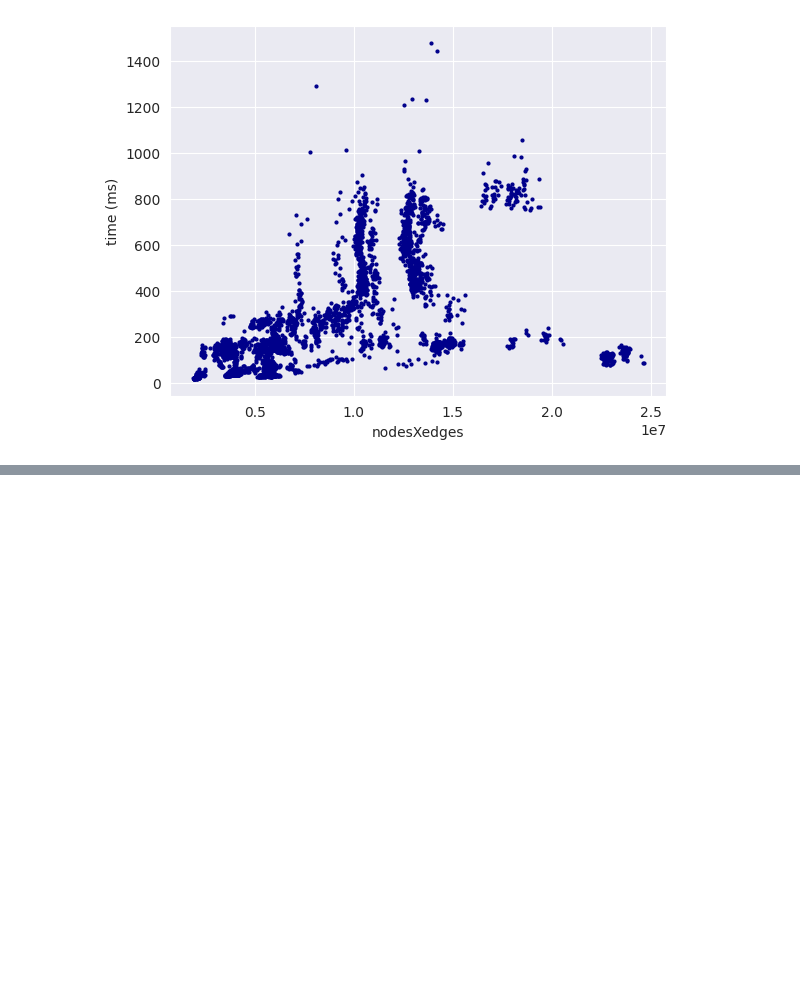
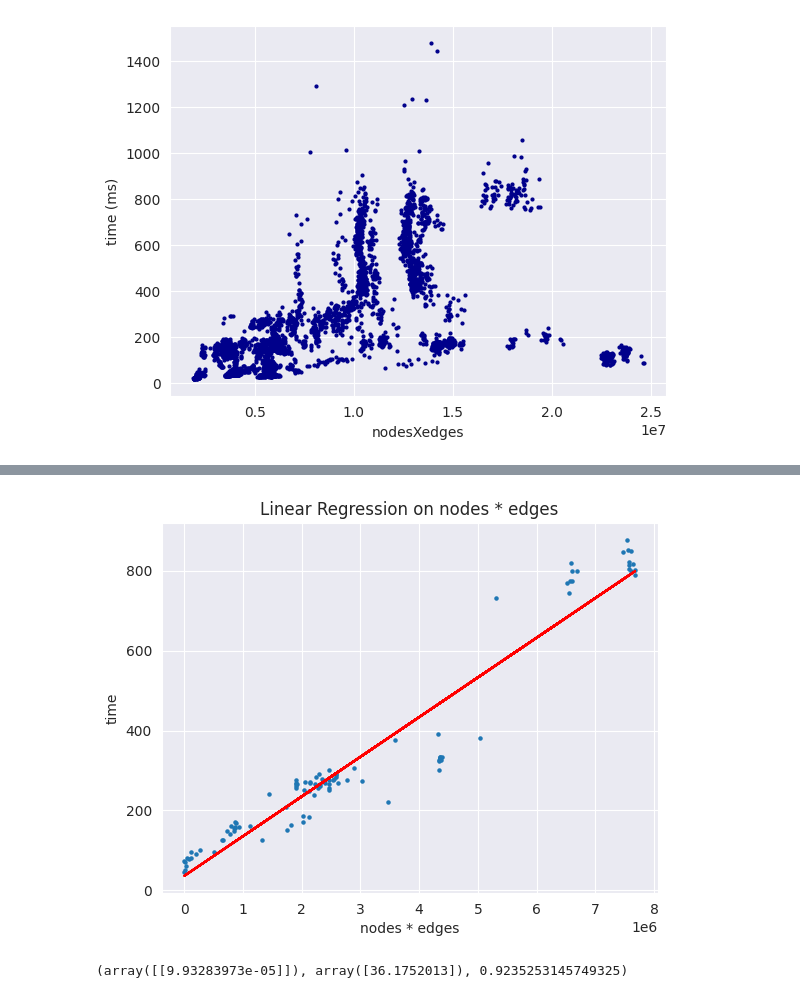
Before and after one commit to mreza-kiani/graph-generalization-algorithm, a Jupyter notebook: src/main/resources/scripts/performance/analyzer-class-diagram.ipynb, the cells around one changed output, grey strips where cells are left out. Drawn from its saved outputs; the diff is of its cells as text; code cells hidden in the pictures; blank space fills up the shorter version.

```diff
--- a/src/main/resources/scripts/performance/analyzer-class-diagram.ipynb
+++ b/src/main/resources/scripts/performance/analyzer-class-diagram.ipynb
@@ -177,0 +184,5 @@ df.plot.scatter(x='nodesXedges', y='time', c='DarkBlue', s=4, ylabel='time (ms)'
+# %%
+linear_regression_of(df[df['g1_nodes'] == 1294], 'uncommon_nodes_X_uncommon_edges', 'time', x_label='nodes * edges', y_label='time', title='Linear Regression on nodes * edges')
+# %% [output]
+[figure, added]
+(array([[9.93283973e-05]]), array([36.1752013]), 0.9235253145749325)
```
Also changed, not shown: parts of 5 cells of this notebook.
